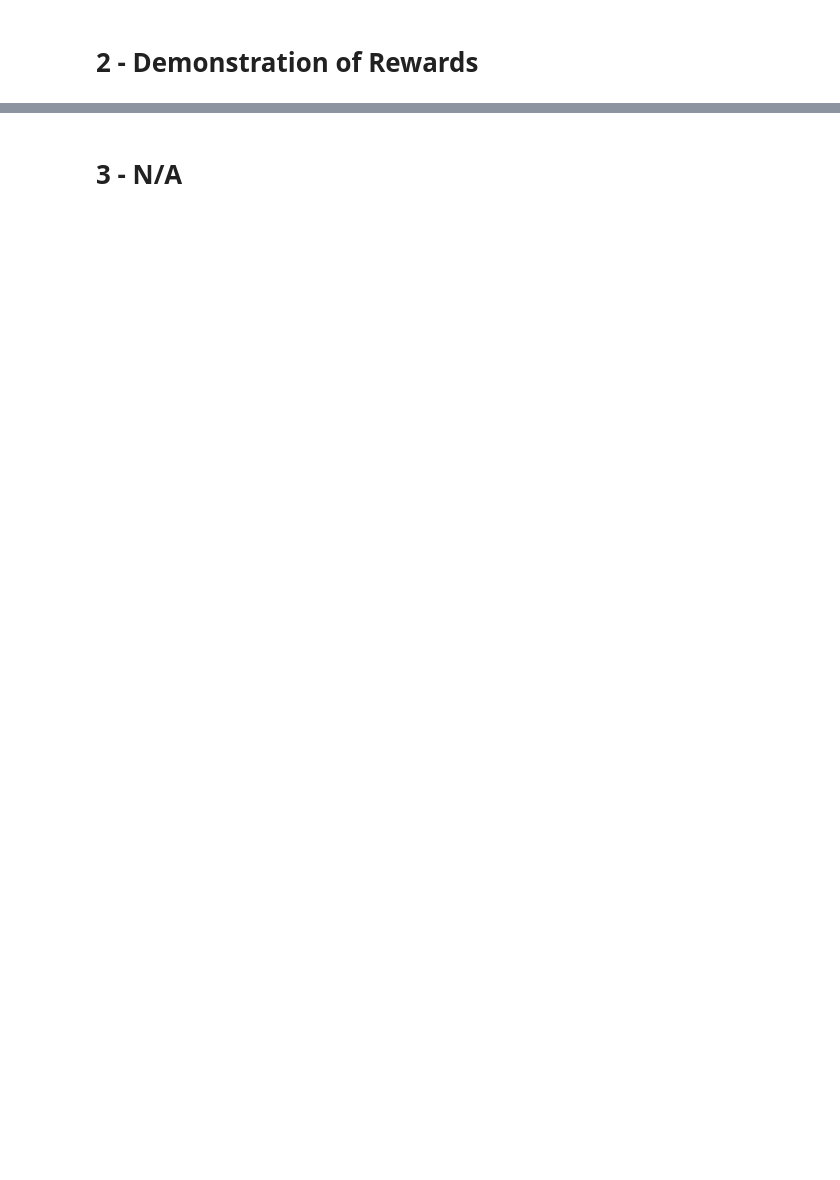
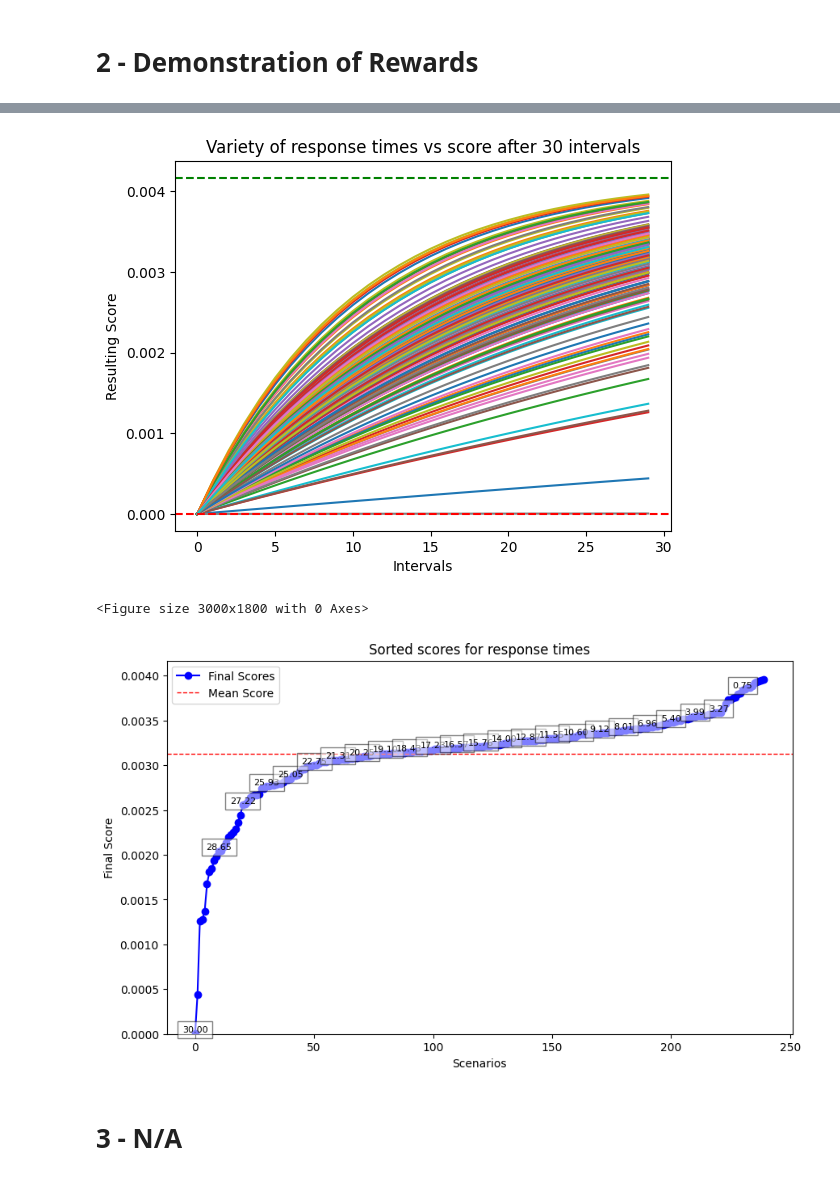
Before and after one commit to inference-labs-inc/omron-subnet, a Jupyter notebook: neurons/opentensor_demo.ipynb, the cells around one changed output, grey strips where cells are left out. Saved outputs shown, nothing was run; the diff lists cells and outputs as text; code cells hidden in the pictures; blank space fills up the shorter version.

```diff
--- a/neurons/opentensor_demo.ipynb
+++ b/neurons/opentensor_demo.ipynb
@@ -67,3 +62,69 @@ plt.show()
 <Figure size 3000x1800 with 0 Axes>
+# %%
+
+import random
+import numpy as np
+from _validator.reward import reward
+import matplotlib.pyplot as plt
+
+MAX_RESPONSE_TIME = 30
+MIN_RESPONSE_TIME = 0
+NUM_KEYS_TO_SIMULATE = 240
+
+PLOT_BLOCKS = 30
+MAX_SCORE = 1/NUM_KEYS_TO_SIMULATE
+
+# Define plotter
+def plot_values(values, label, linestyle='-'):
+    plt.plot([i for i in range(PLOT_BLOCKS)], values, label=label, linestyle=linestyle)
+
+def generate_proven_values(initial_score, response, size=0, timing=0):
+    values = [initial_score]
+    for _ in range(PLOT_BLOCKS - 1):
+        initial_score = reward(MAX_SCORE, initial_score, response, timing, size, MAX_RESPONSE_TIME)
+        values.append(initial_score)
+    return values
+
+random_response_times = [random.uniform(MIN_RESPONSE_TIME, MAX_RESPONSE_TIME) for _ in range(NUM_KEYS_TO_SIMULATE)]
+
+for i, response_time in enumerate(random_response_times):
+    plot_values(generate_proven_values(0, True, 0, response_time), f'Miner {i+1}')
+
+# Plotting configurations for the new chart
+plt.axhline(y=1/NUM_KEYS_TO_SIMULATE, color='g', linestyle='--', label='Max Score Line')
+plt.axhline(y=0, color='r', linestyle='--', label='Min Score Line')
+plt.xlabel('Intervals')
+plt.ylabel('Resulting Score')
+plt.title(f'Variety of response times vs score after {PLOT_BLOCKS} intervals')
+plt.figure(figsize=(10, 6), dpi=300)
+plt.show()
+
+final_scores_random = [generate_proven_values(0, True, 3648, rt)[-1] for rt in random_response_times]
+
+# Sort both the times and the scores by the score
+sorted_indices = np.argsort(final_scores_random)
+sorted_final_scores_random = np.array(final_scores_random)[sorted_indices]
+sorted_response_times = np.array(random_response_times)[sorted_indices]
+
+# Plot scores and timings
+plt.figure(figsize=(10, 6))
+plt.plot(sorted_final_scores_random, color='blue', marker='o', linestyle='-', label='Final Scores')
+
+# Show annotations above 1/10 of the points with the response time
+for i, (score, response_time) in enumerate(zip(sorted_final_scores_random, sorted_response_times)):
+    if i % 10 == 0:
+        plt.text(i, score, f'{response_time:.2f}', fontsize=8, ha='center', va='bottom', bbox=dict(facecolor='white', alpha=0.5))
+
+plt.axhline(np.mean(sorted_final_scores_random), color='r', linestyle='dashed', linewidth=1, label='Mean Score')
+plt.xlabel('Scenarios')
+plt.ylim(0, MAX_SCORE)
+plt.ylabel('Final Score')
+plt.title("Sorted scores for response times")
+plt.legend()
+plt.show()
+# %% [output]
+[figure, added]
+<Figure size 3000x1800 with 0 Axes>
+[figure, added]
 # %% [markdown]
 # 3 - N/A
```
Also changed, not shown: parts of 2 cells of this notebook, 2 other files.
